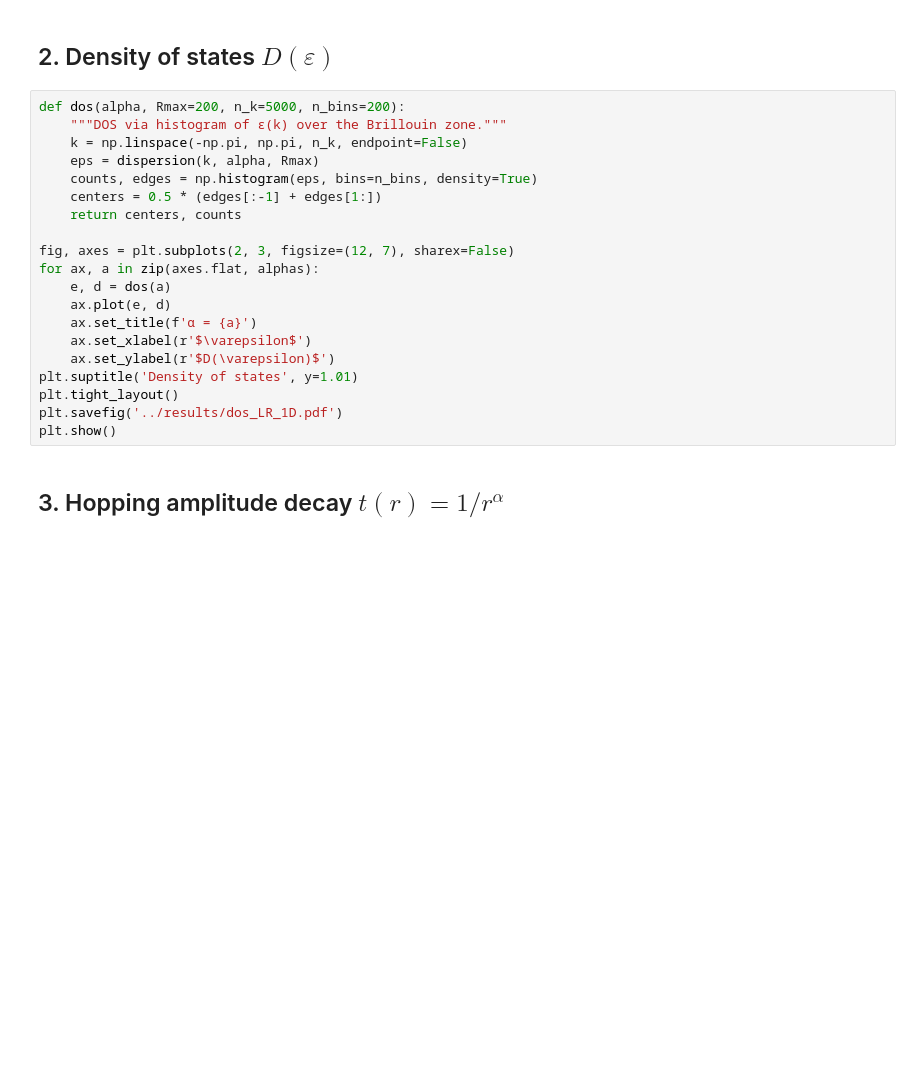
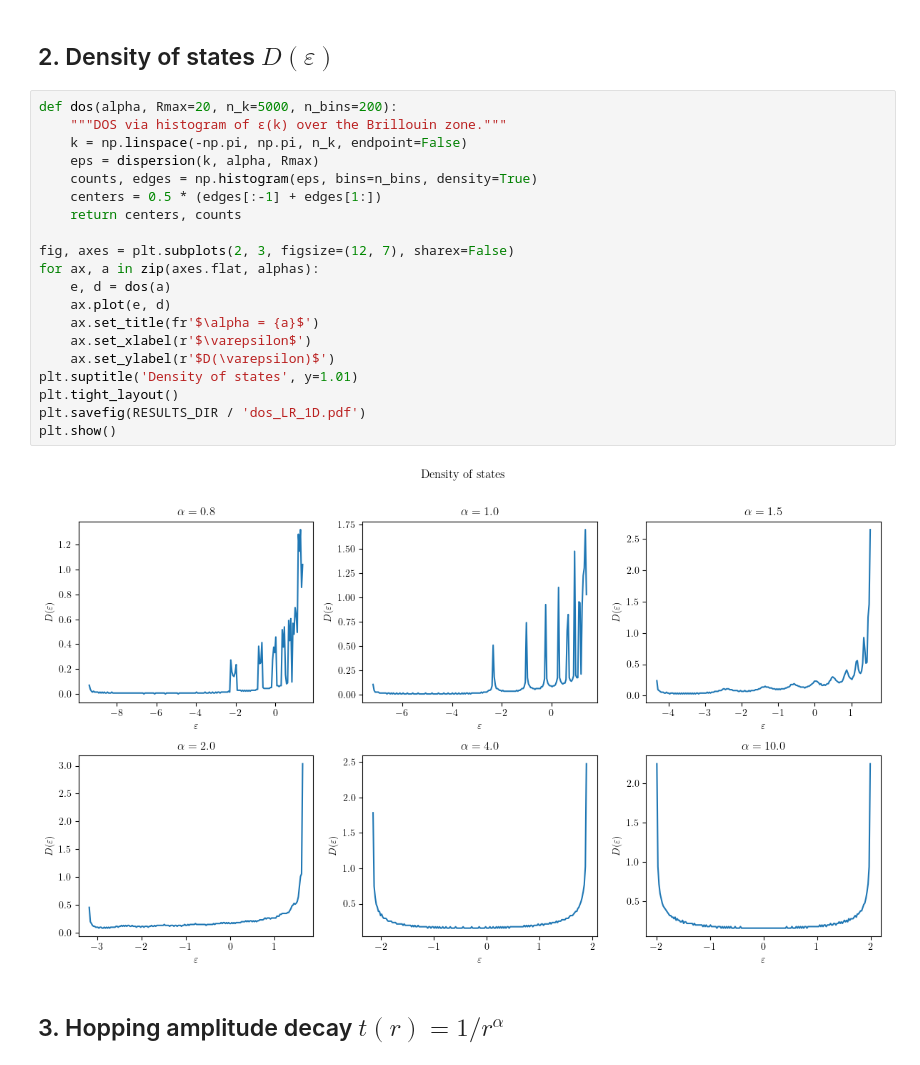
Before and after one commit to george-issa/lr-Hub, a Jupyter notebook: notebooks/00_sanity.ipynb, the cells around one changed output. Saved outputs shown, nothing was run; the diff lists cells and outputs as text; blank space fills up the shorter version.

```diff
--- a/notebooks/00_sanity.ipynb
+++ b/notebooks/00_sanity.ipynb
@@ -50,25 +56,27 @@ plt.show()
 # %% [markdown]
 ## 2. Density of states $D(\varepsilon)$
 # %%
-def dos(alpha, Rmax=200, n_k=5000, n_bins=200):
+def dos(alpha, Rmax=20, n_k=5000, n_bins=200):
     """DOS via histogram of ε(k) over the Brillouin zone."""
     k = np.linspace(-np.pi, np.pi, n_k, endpoint=False)
     eps = dispersion(k, alpha, Rmax)
     counts, edges = np.histogram(eps, bins=n_bins, density=True)
     centers = 0.5 * (edges[:-1] + edges[1:])
     return centers, counts
 
 fig, axes = plt.subplots(2, 3, figsize=(12, 7), sharex=False)
 for ax, a in zip(axes.flat, alphas):
     e, d = dos(a)
     ax.plot(e, d)
-    ax.set_title(f'α = {a}')
+    ax.set_title(fr'$\alpha = {a}$')
     ax.set_xlabel(r'$\varepsilon$')
     ax.set_ylabel(r'$D(\varepsilon)$')
 plt.suptitle('Density of states', y=1.01)
 plt.tight_layout()
-plt.savefig('../results/dos_LR_1D.pdf')
+plt.savefig(RESULTS_DIR / 'dos_LR_1D.pdf')
 plt.show()
+# %% [output]
+[figure, added]
 # %% [markdown]
 ## 3. Hopping amplitude decay $t(r) = 1/r^\alpha$
 # %%
```
Also changed, not shown: parts of 7 cells of this notebook, 7 other files.
